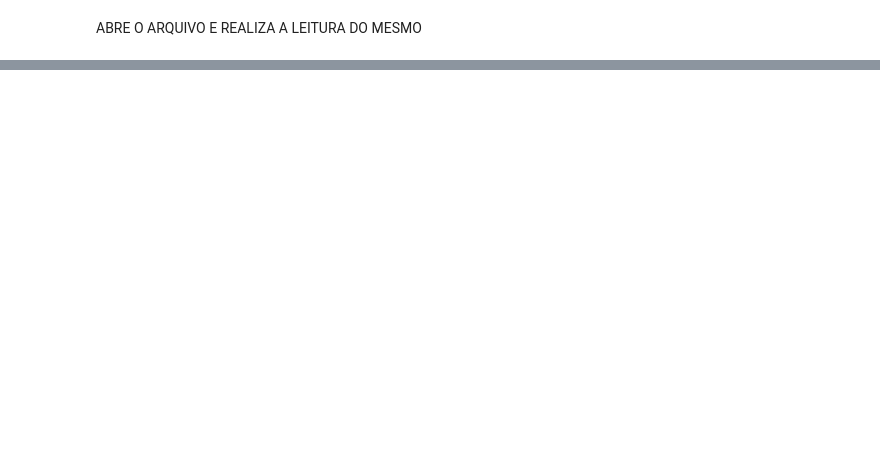
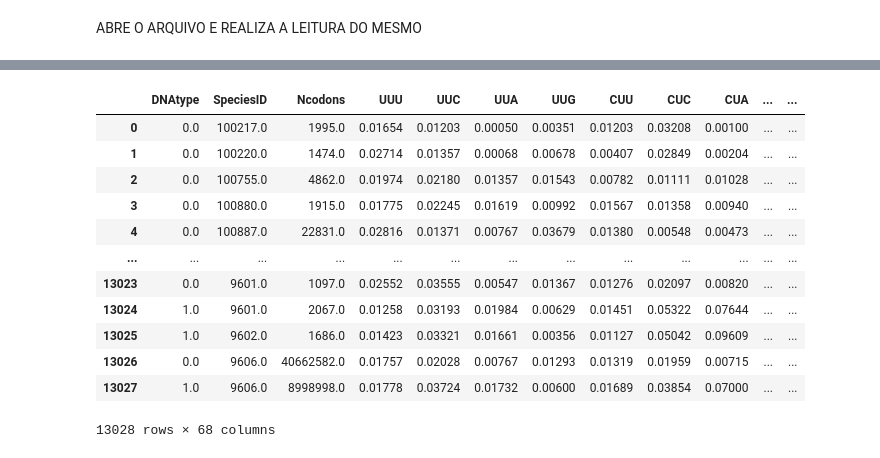
Before and after one commit to Santiann/Clusters, a Jupyter notebook: Importar Exercício Atividade Sistema inteligente com uso de clusters/trabalho_cluster.ipynb, the cells around one changed output, grey strips where cells are left out. Drawn from its saved outputs; the diff is of its cells as text; code cells hidden in the pictures; blank space fills up the shorter version.

```diff
--- a/Importar Exercício Atividade Sistema inteligente com uso de clusters/trabalho_cluster.ipynb
+++ b/Importar Exercício Atividade Sistema inteligente com uso de clusters/trabalho_cluster.ipynb
@@ -121,4 +219,23 @@ df_cat.columns[0].split('_')[1]
-# %%
-dados_num_desnormalizados_DF['Sexo']= ''
-dados_num_desnormalizados_DF['Sexo'] = df_cat.apply(lambda row: 'F' if row['sexo_F'] > row['sexo_M'] else 'M', axis=1)
-dados_num_desnormalizados_DF
+# %%
+desnormalizados_cat = df_cat.idxmax(axis=1).to_frame()
+
+desnormalizados_cat['Kingdom'] = desnormalizados_cat[0].apply(lambda x: x.split('_')[1])
+desnormalizados_cat = desnormalizados_cat.drop(0,axis=1)
+
+df_desnorm = pd.concat([dados_num_desnormalizados_DF.reset_index(drop=True), desnormalizados_cat.reset_index(drop=True)], axis=1)
+
+df_desnorm
+# %% [output]
+|  | DNAtype | SpeciesID | Ncodons | UUU | UUC | UUA | UUG | CUU | CUC | CUA | ... | ... |
+| 0 | 0.0 | 100217.0 | 1995.0 | 0.01654 | 0.01203 | 0.00050 | 0.00351 | 0.01203 | 0.03208 | 0.00100 | ... | ... |
+| 1 | 0.0 | 100220.0 | 1474.0 | 0.02714 | 0.01357 | 0.00068 | 0.00678 | 0.00407 | 0.02849 | 0.00204 | ... | ... |
+| 2 | 0.0 | 100755.0 | 4862.0 | 0.01974 | 0.02180 | 0.01357 | 0.01543 | 0.00782 | 0.01111 | 0.01028 | ... | ... |
+| 3 | 0.0 | 100880.0 | 1915.0 | 0.01775 | 0.02245 | 0.01619 | 0.00992 | 0.01567 | 0.01358 | 0.00940 | ... | ... |
+| 4 | 0.0 | 100887.0 | 22831.0 | 0.02816 | 0.01371 | 0.00767 | 0.03679 | 0.01380 | 0.00548 | 0.00473 | ... | ... |
+| ... | ... | ... | ... | ... | ... | ... | ... | ... | ... | ... | ... | ... |
+| 13023 | 0.0 | 9601.0 | 1097.0 | 0.02552 | 0.03555 | 0.00547 | 0.01367 | 0.01276 | 0.02097 | 0.00820 | ... | ... |
+| 13024 | 1.0 | 9601.0 | 2067.0 | 0.01258 | 0.03193 | 0.01984 | 0.00629 | 0.01451 | 0.05322 | 0.07644 | ... | ... |
+| 13025 | 1.0 | 9602.0 | 1686.0 | 0.01423 | 0.03321 | 0.01661 | 0.00356 | 0.01127 | 0.05042 | 0.09609 | ... | ... |
+| 13026 | 0.0 | 9606.0 | 40662582.0 | 0.01757 | 0.02028 | 0.00767 | 0.01293 | 0.01319 | 0.01959 | 0.00715 | ... | ... |
+| 13027 | 1.0 | 9606.0 | 8998998.0 | 0.01778 | 0.03724 | 0.01732 | 0.00600 | 0.01689 | 0.03854 | 0.07000 | ... | ... |
+13028 rows × 68 columns
```
Also changed, not shown: parts of 9 cells of this notebook, 1 other file.
